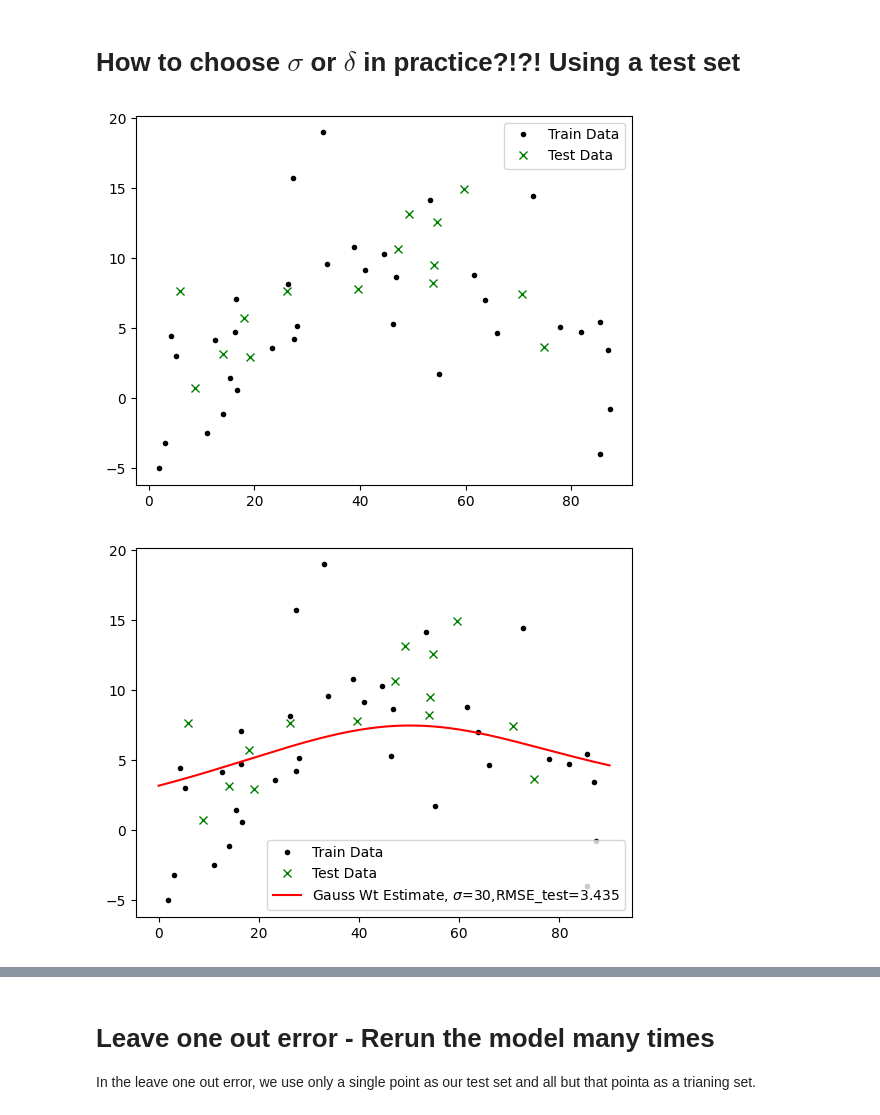
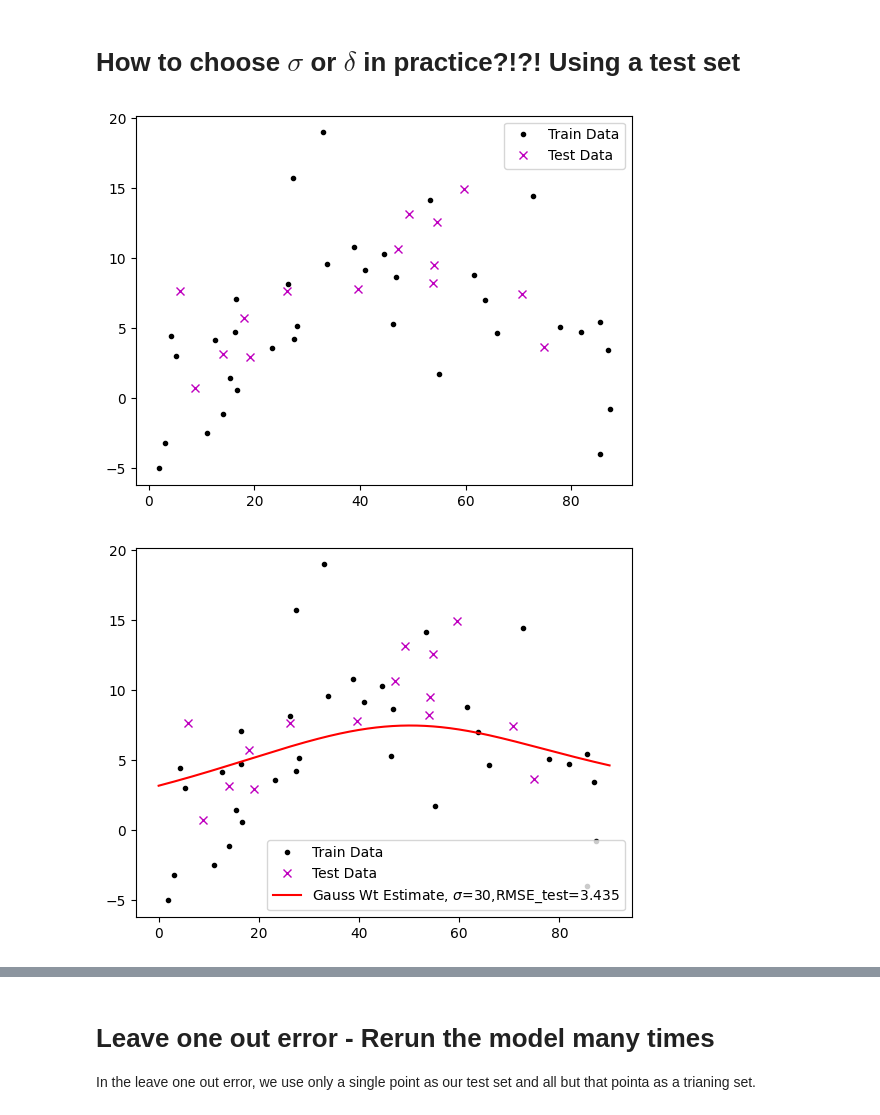
Before and after one commit to mcnica89/DATA6100, a Jupyter notebook: Weighted_Average_Estimates.ipynb, the cells around one changed output, grey strips where cells are left out. Saved outputs shown, nothing was run; the diff lists cells and outputs as text; code cells hidden in the pictures.

```diff
--- a/Weighted_Average_Estimates.ipynb
+++ b/Weighted_Average_Estimates.ipynb
@@ -81,20 +86,23 @@ $$\hat{f}_{\text{NN}}(x) = \frac{\displaystyle\sum_{i : |x - x_i| < \delta } y_i
 
 The resulting estimator is very smooth when $\delta$ is large, and gets more jagged for small $\delta$. If there are NO points within $\delta$ of $x$, then the estimator $\hat{f}_{NN}(x)$ is not defined.
 # %%
-def wt_avg_est(x,wt_func,dataX,dataY):
-   wts = wt_func(x[...,np.newaxis],dataX)
+def wt_avg_est(x_vals,wt_func,dataX,dataY):
+   #Strategy: Compute the weight for each (x_vals,dataX) pair by array brodcasting
+   #.         Then sum over the dataX to compute the numerator and denominator
+   wts = wt_func(x_vals[...,np.newaxis],dataX) #broadcast wt_func array to dataX size in last axis
    return np.sum( dataY*wts, axis=-1)/np.sum(wts,axis=-1)
 
-def is_close(x_1,x_2,window):
+def is_close_wt_func(x_1,x_2,window):
   return  1.0*(np.abs(x_1 - x_2)<window) + 0.00001*np.exp(-50*np.abs(x_1 - x_2))
   #Note: The exponential term makes the weighted averaging revert to Nearest Neighbour if there are no points
 
-for window_size in [30,20,10,5,2,1]:
+my_delta_list = [30,20,10,5,2,1]
+for delta in my_delta_list:
   plt.plot(X,Y,'k.',label='Data')
   plt.plot(x_axis,secret_mean_func(x_axis),'b-',label = 'True Mean')
-  estimates = wt_avg_est(x=x_axis,wt_func=partial(is_close,window=window_size),dataX=X,dataY=Y)
+  estimates = wt_avg_est(x_vals=x_axis,wt_func=partial(is_close_wt_func,window=delta),dataX=X,dataY=Y)
   RMSE = np.sqrt(np.mean( secret_sd_func(x_axis)**2 + (secret_mean_func(x_axis) - estimates)**2 ))
-  plt.plot(x_axis,estimates,'g-',label=f'Near Nghbr Estimate, $\delta$={window_size},RMSE={RMSE:.3f}')
+  plt.plot(x_axis,estimates,'g-',label=f'Near Nghbr Estimate, $\delta$={delta},RMSE={RMSE:.3f}')
   plt.legend()
   plt.show()
 # %% [output]
@@ -120,7 +128,7 @@ my_sigma_list = [30,20,10,5,2,1]
 for i,my_sigma in enumerate(my_sigma_list):
   plt.plot(X,Y,'k.',label='Data')
   plt.plot(x_axis,secret_mean_func(x_axis),'b-',label = 'True Mean')
-  estimates = wt_avg_est(x=x_axis,wt_func=partial(gauss_wt,sigma=my_sigma),dataX=X,dataY=Y)
+  estimates = wt_avg_est(x_vals=x_axis,wt_func=partial(gauss_wt,sigma=my_sigma),dataX=X,dataY=Y)
   RMSE = np.sqrt( np.mean( secret_sd_func(x_axis)**2 + (secret_mean_func(x_axis) - estimates)**2 ))
   plt.plot(x_axis,estimates,'r-',label=f'Gauss Wt Estimate, $\sigma$={my_sigma},RMSE={RMSE:.3f}')
   plt.legend()
@@ -176,30 +187,36 @@ plot_RMSE_vs_Val(1,30)
 # %%
 from sklearn.model_selection import train_test_split
 
 X_train, X_test, Y_train, Y_test = train_test_split(X, Y, test_size=0.3, random_state=42)
 
 plt.plot(X_train,Y_train,'k.',label='Train Data')
-plt.plot(X_test,Y_test,'gx',label='Test Data')
+plt.plot(X_test,Y_test,'mx',label='Test Data')
 
 
 # Plot the true mean
 x_axis = np.linspace(x_min,x_max,1000)
 #plt.plot(x_axis,secret_mean_func(x_axis),'b-',label = 'True Mean')
 plt.legend()
 plt.show()
 
 
 my_sigma_list = [30,20,10,5,2,1]
 for i,my_sigma in enumerate(my_sigma_list):
   plt.plot(X_train,Y_train,'k.',label='Train Data')
-  plt.plot(X_test,Y_test,'gx',label='Test Data')
-  #plt.plot(x_axis,secret_mean_func(x_axis),'b-',label = 'True Mean')
-  x_axis_estimates = wt_avg_est(x=x_axis,wt_func=partial(gauss_wt,sigma=my_sigma),dataX=X_train,dataY=Y_train)
-  X_test_estimates = wt_avg_est(x=X_test,wt_func=partial(gauss_wt,sigma=my_sigma),dataX=X_train,dataY=Y_train)
+  plt.plot(X_test,Y_test,'mx',label='Test Data')
+
+  x_axis_estimates = wt_avg_est(x_vals=x_axis,wt_func=partial(gauss_wt,sigma=my_sigma),dataX=X_train,dataY=Y_train)
+  X_test_estimates = wt_avg_est(x_vals=X_test,wt_func=partial(gauss_wt,sigma=my_sigma),dataX=X_train,dataY=Y_train)
+
+  ## Same idea but with the nearby neighbour avaeraging
+  #x_axis_estimates = wt_avg_est(x_vals=x_axis,wt_func=partial(is_close_wt_func,window=my_sigma),dataX=X_train,dataY=Y_train)
+  #X_test_estimates = wt_avg_est(x_vals=X_test,wt_func=partial(is_close_wt_func,window=my_sigma),dataX=X_train,dataY=Y_train)
+
+
   RMSE_test =  np.sqrt(np.mean( (X_test_estimates - Y_test)**2 ))  #np.sqrt( np.mean( secret_sd_func(x_axis)**2 + (secret_mean_func(x_axis) - estimates)**2 ))
   plt.plot(x_axis,x_axis_estimates,'r-',label=f'Gauss Wt Estimate, $\sigma$={my_sigma},RMSE_test={RMSE_test:.3f}')
   plt.legend()
   plt.show()
 # %% [output]
-[figure, old version]
+[figure, new version]
-[figure, old version]
+[figure, new version]
```
Also changed, not shown: parts of 6 cells of this notebook.
